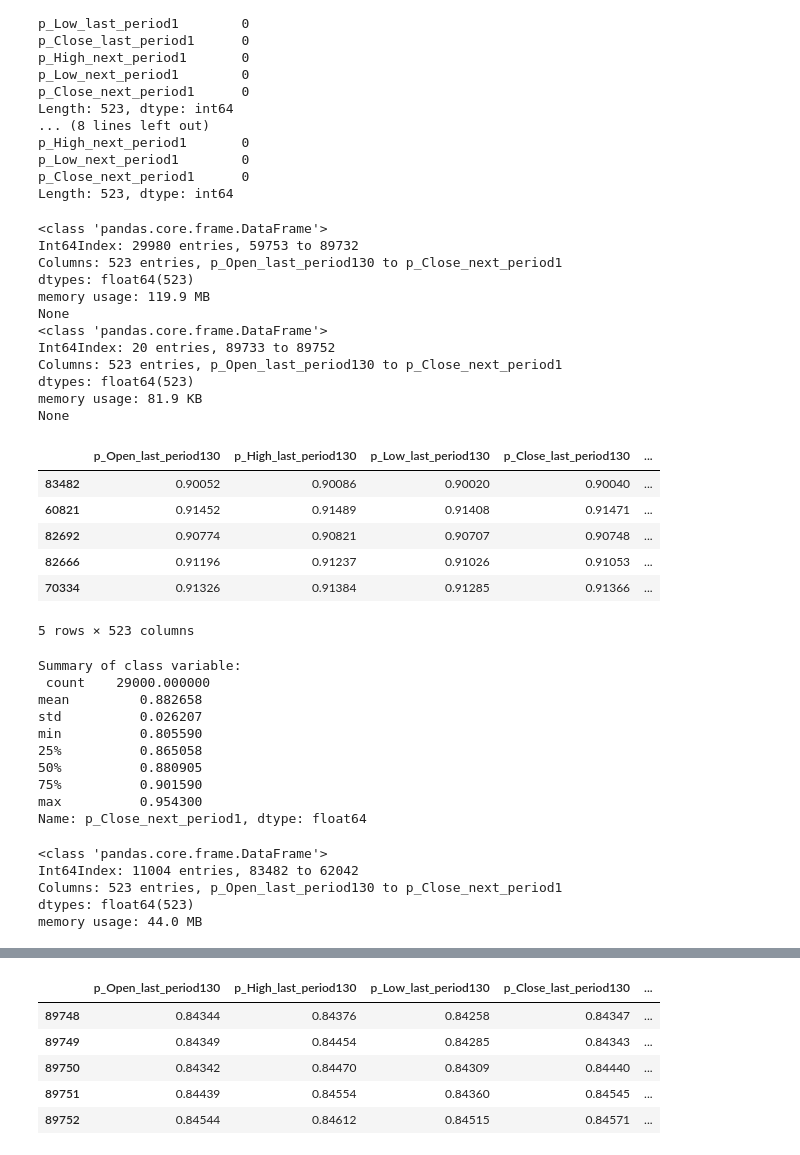
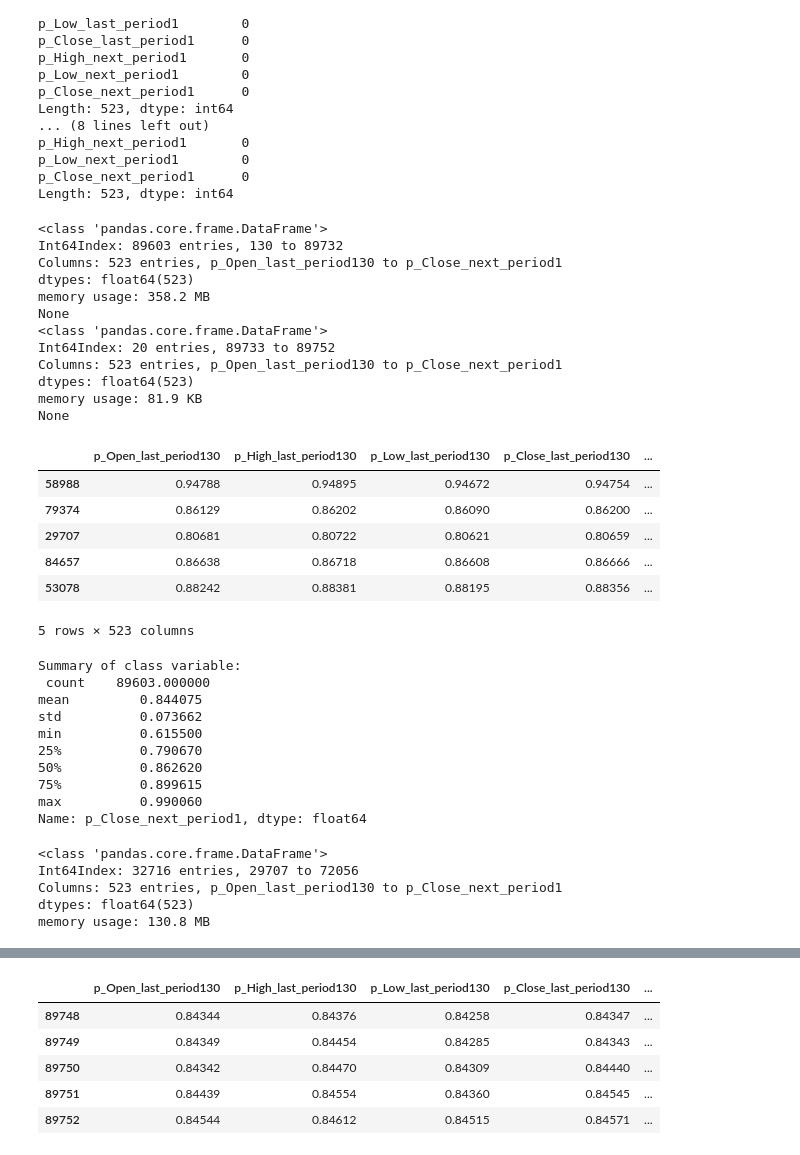
Before and after one commit to gomlfx/ApiaryFund_, a Jupyter notebook: AGC27_3_0.ipynb, the cells around one changed output, grey strips where cells are left out. Drawn from its saved outputs; the diff is of its cells as text; code cells hidden in the pictures.

```diff
--- a/AGC27_3_0.ipynb
+++ b/AGC27_3_0.ipynb
@@ -756,5 +756,5 @@ df
 | 89752 | 0.84544 | 0.84612 | 0.84515 | 0.84571 | ... |
 89623 rows × 523 columns
 # %%
-df = pd.DataFrame(data=df.tail(30000))
-df
+# df = pd.DataFrame(data=df.tail(30000))
+# df
@@ -775,8 +761,8 @@ df
 # %%
 #create initial train and test data as pd.DF for close
 #final test DF is last_row
-df_train_close = pd.DataFrame(data=df.iloc[0:29980,:])
-df_test_close = pd.DataFrame(data=df.iloc[29980:30001,:])
+df_train_close = pd.DataFrame(data=df.iloc[:-20,:])
+df_test_close = pd.DataFrame(data=df.iloc[-20:,:])
 
 #df_train_close = pd.DataFrame(data=df.iloc[0:1980,[2,5,8,11,14,17,20,23,26,29,32,35,38,41,44,47,50,53,56,59,62,65,68,71,74,77,80,83,86,89,92]])
 #df_test_close = pd.DataFrame(data=df.iloc[1980:2001,[2,5,8,11,14,17,20,23,26,29,32,35,38,41,44,47,50,53,56,59,62,65,68,71,74,77,80,83,86,89,92]])
@@ -826,10 +812,10 @@ print(df_train_close.info())
 print(df_test_close.info())
 # %% [output]
 <class 'pandas.core.frame.DataFrame'>
-Int64Index: 29980 entries, 59753 to 89732
+Int64Index: 89603 entries, 130 to 89732
 Columns: 523 entries, p_Open_last_period130 to p_Close_next_period1
 dtypes: float64(523)
-memory usage: 119.9 MB
+memory usage: 358.2 MB
 None
 <class 'pandas.core.frame.DataFrame'>
 Int64Index: 20 entries, 89733 to 89752
@@ -839,15 +825,15 @@ memory usage: 81.9 KB
 None
 # %%
 train_close = df_train_close
-train_close=train_close.sample(n=29000, replace=True)
+train_close=train_close.sample(frac=.99, replace=True)
 train_close.head()
 # %% [output]
 |  | p_Open_last_period130 | p_High_last_period130 | p_Low_last_period130 | p_Close_last_period130 | ... |
-| 83482 | 0.90052 | 0.90086 | 0.90020 | 0.90040 | ... |
-| 60821 | 0.91452 | 0.91489 | 0.91408 | 0.91471 | ... |
-| 82692 | 0.90774 | 0.90821 | 0.90707 | 0.90748 | ... |
-| 82666 | 0.91196 | 0.91237 | 0.91026 | 0.91053 | ... |
-| 70334 | 0.91326 | 0.91384 | 0.91285 | 0.91366 | ... |
+| 58988 | 0.94788 | 0.94895 | 0.94672 | 0.94754 | ... |
+| 79374 | 0.86129 | 0.86202 | 0.86090 | 0.86200 | ... |
+| 29707 | 0.80681 | 0.80722 | 0.80621 | 0.80659 | ... |
+| 84657 | 0.86638 | 0.86718 | 0.86608 | 0.86666 | ... |
+| 53078 | 0.88242 | 0.88381 | 0.88195 | 0.88356 | ... |
 5 rows × 523 columns
 # %%
 #predict close
@@ -855,14 +841,14 @@ label_c = 'p_Close_next_period1'
 print("Summary of class variable: \n", train_close[label_c].describe())
 # %% [output]
 Summary of class variable:
- count    29000.000000
-mean         0.882658
-std          0.026207
-min          0.805590
-25%          0.865058
-50%          0.880905
-75%          0.901590
-max          0.954300
+ count    89603.000000
+mean         0.844075
+std          0.073662
+min          0.615500
+25%          0.790670
+50%          0.862620
+75%          0.899615
+max          0.990060
 Name: p_Close_next_period1, dtype: float64
 # %%
 train_close = pd.DataFrame(train_close.drop_duplicates(keep=False))
@@ -870,10 +856,10 @@ train_close = pd.DataFrame(train_close.drop_duplicates(keep=False))
 train_close.info()
 # %% [output]
 <class 'pandas.core.frame.DataFrame'>
-Int64Index: 11004 entries, 83482 to 62042
+Int64Index: 32716 entries, 29707 to 72056
 Columns: 523 entries, p_Open_last_period130 to p_Close_next_period1
 dtypes: float64(523)
-memory usage: 44.0 MB
+memory usage: 130.8 MB
 # %%
 #predict close
 save_path='agModels-predictClose'
```
Also changed, not shown: parts of 6 cells of this notebook.
